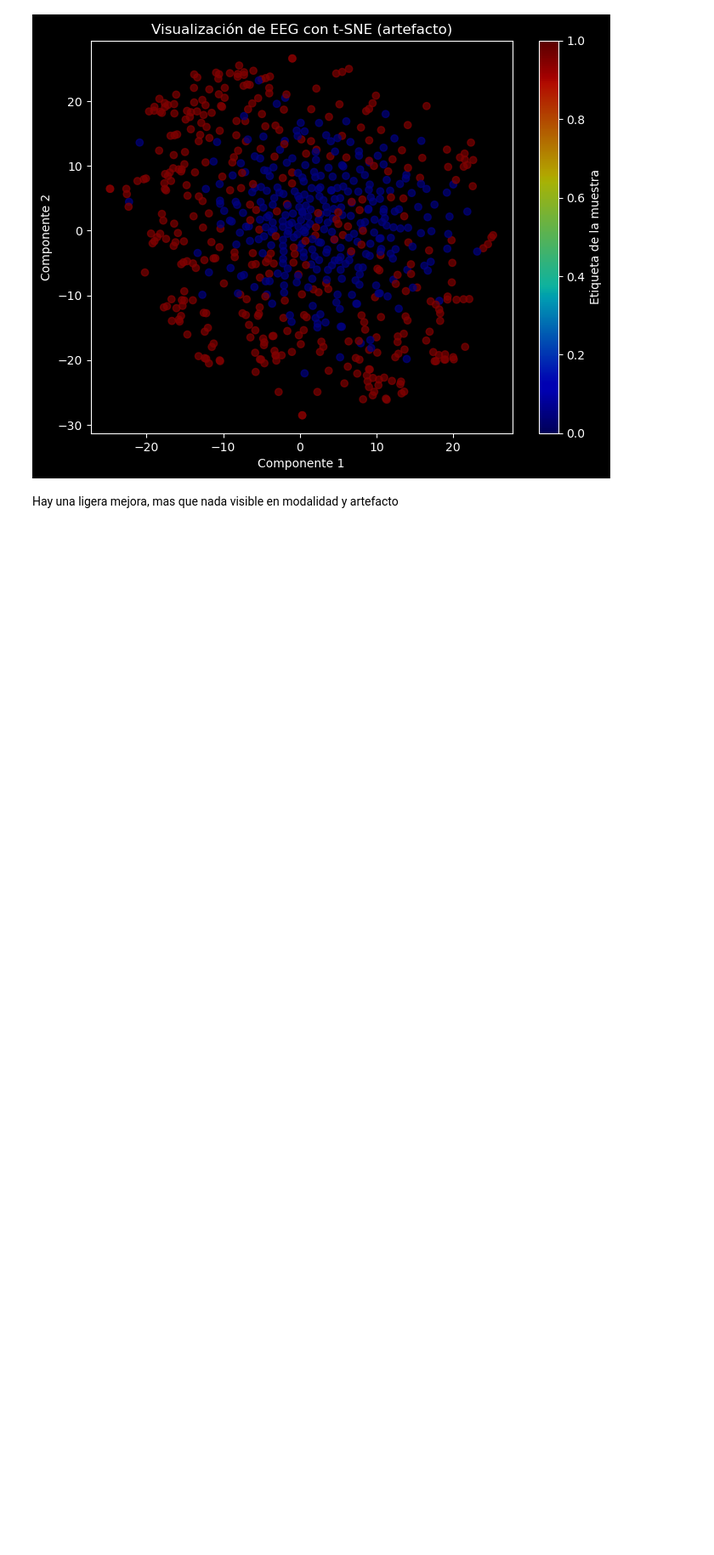
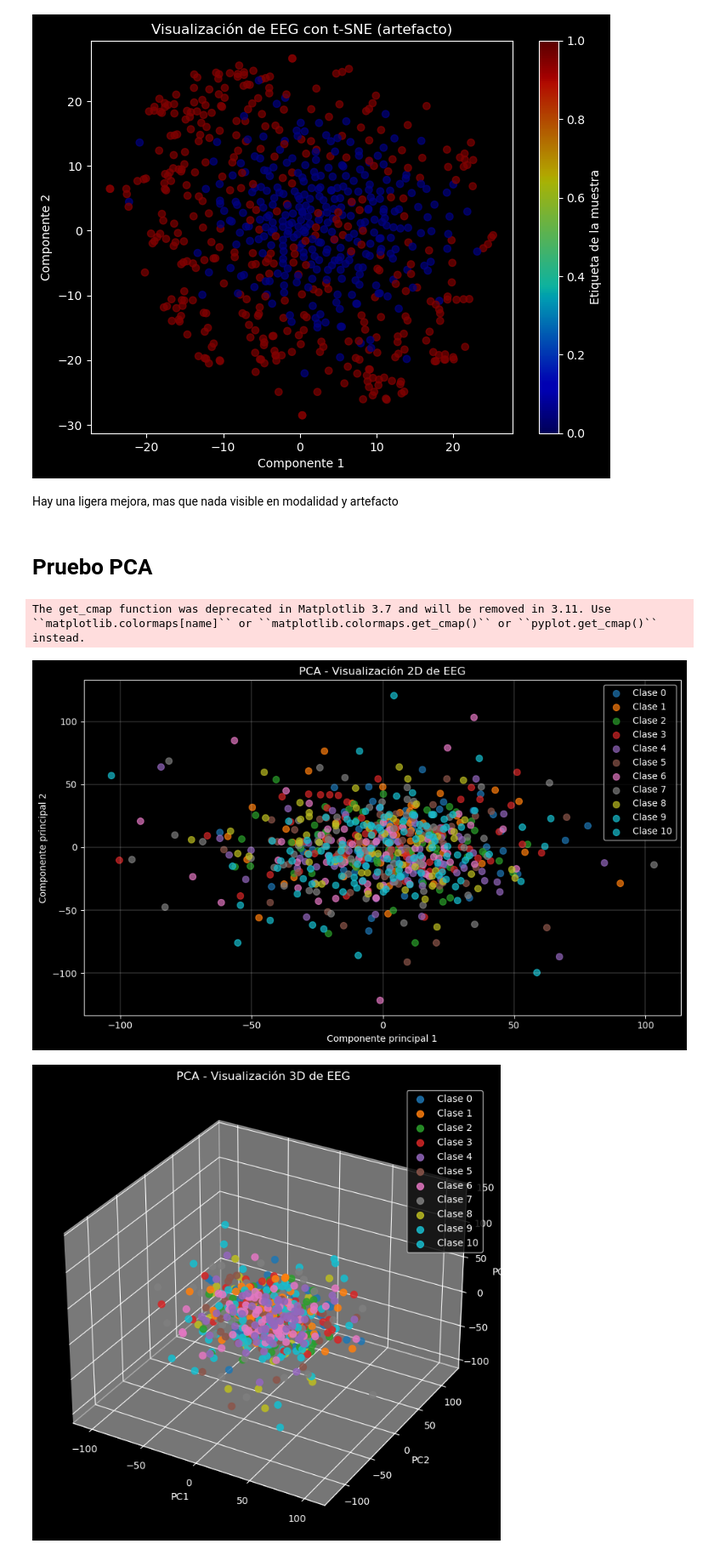
Before and after one commit to enzocatorano/ExtracurricularSinc, a Jupyter notebook: tSNE_visualizacion.ipynb, the cells around one changed output. Shown at 85% size. Saved outputs shown, nothing was run; the diff lists cells and outputs as text; code cells hidden in the pictures; blank space fills up the shorter version.

```diff
--- a/tSNE_visualizacion.ipynb
+++ b/tSNE_visualizacion.ipynb
@@ -100,3 +138,73 @@ plt.show()
 [figure]
 # %% [markdown]
 Hay una ligera mejora, mas que nada visible en modalidad y artefacto
+# %% [markdown]
+# Pruebo PCA
+# %%
+sujeto = 1
+prediccion = 'estimulo'
+datos = mbp.DataSetEEG(sujeto)
+datos.dejar_etiqueta(prediccion)
+
+x = datos[:][0]
+y = datos[:][1]
+# %%
+assert x.shape == (688, 24576)
+assert y.shape == (688,)
+
+# === 2. Escalar los datos ===
+scaler = StandardScaler()
+eeg_scaled = scaler.fit_transform(x)
+
+# === 3. Aplicar PCA (a 3 componentes para usar tanto 2D como 3D) ===
+pca = PCA(n_components = 3)
+eeg_pca = pca.fit_transform(eeg_scaled)
+
+# === 4. Visualización 2D ===
+plt.figure(figsize=(10, 6))
+classes = np.unique(y)
+colors = plt.cm.get_cmap('tab10', len(classes))
+
+for i, class_label in enumerate(classes):
+    idx = y == class_label
+    plt.scatter(
+        eeg_pca[idx, 0], eeg_pca[idx, 1],
+        label=f'Clase {class_label}',
+        alpha=0.7,
+        s=50,
+        color=colors(i)
+    )
+
+plt.xlabel('Componente principal 1')
+plt.ylabel('Componente principal 2')
+plt.title('PCA - Visualización 2D de EEG')
+plt.legend()
+plt.grid(True, linewidth = 0.2)
+plt.tight_layout()
+plt.show()
+
+# === 5. Visualización 3D ===
+fig = plt.figure(figsize=(10, 7))
+ax = fig.add_subplot(111, projection='3d')
+
+for i, class_label in enumerate(classes):
+    idx = y == class_label
+    ax.scatter(
+        eeg_pca[idx, 0], eeg_pca[idx, 1], eeg_pca[idx, 2],
+        label=f'Clase {class_label}',
+        alpha=0.85,
+        s=50,
+        color=colors(i)
+    )
+
+ax.set_xlabel('PC1')
+ax.set_ylabel('PC2')
+ax.set_zlabel('PC3')
+ax.set_title('PCA - Visualización 3D de EEG')
+ax.legend()
+plt.tight_layout()
+plt.show()
+# %% [output]
+The get_cmap function was deprecated in Matplotlib 3.7 and will be removed in 3.11. Use ``matplotlib.colormaps[name]`` or ``matplotlib.colormaps.get_cmap()`` or ``pyplot.get_cmap()`` instead.
+[figure, added]
+[figure, added]
```
Also changed, not shown: parts of 9 cells of this notebook, 2 other files.
